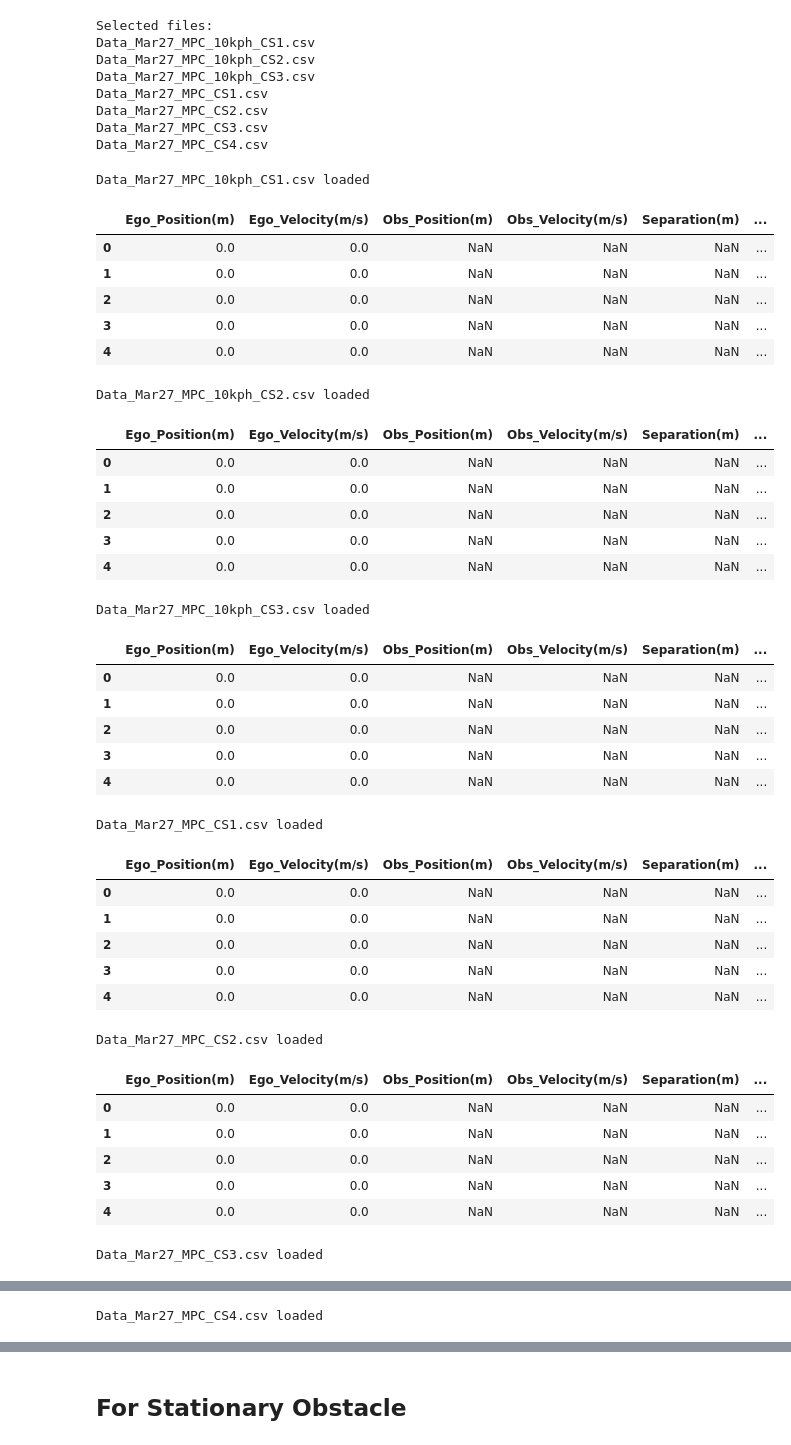
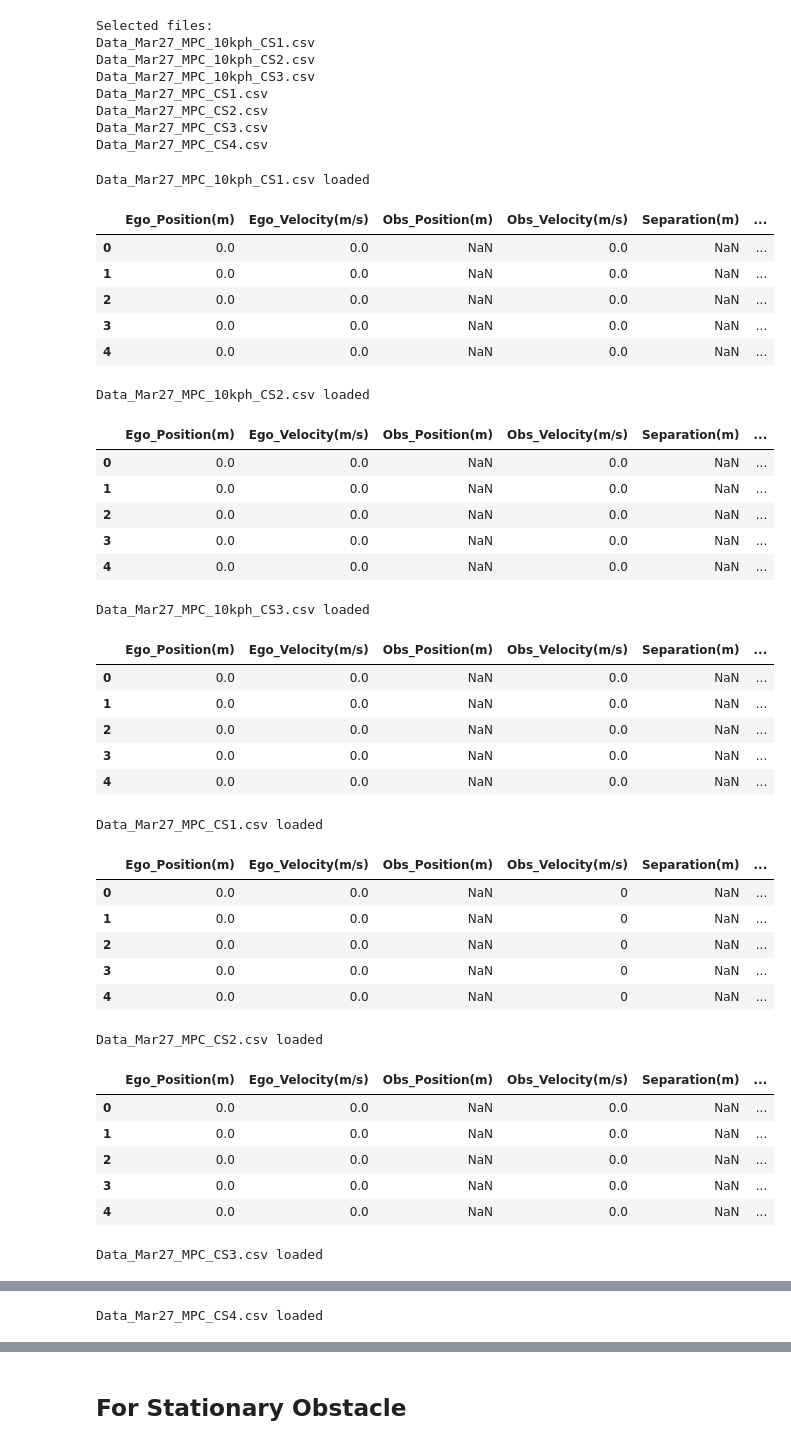
Before and after one commit to Santhosh4888/Adaptive-Cruise-Control, a Jupyter notebook: 9_Vehicle_Testing_Results/Testing_Using_Radar/March27_2026/Data_visualization_MPC.ipynb, the cells around one changed output, grey strips where cells are left out. Cells and saved outputs as stored; diff of their text form; code cells hidden in the pictures.

```diff
--- a/9_Vehicle_Testing_Results/Testing_Using_Radar/March27_2026/Data_visualization_MPC.ipynb
+++ b/9_Vehicle_Testing_Results/Testing_Using_Radar/March27_2026/Data_visualization_MPC.ipynb
@@ -34,64 +34,68 @@ Data_Mar27_MPC_CS4.csv
 # %%
 data = {}
 for file in selected_files:
     path = os.path.join(csv_folder, file)
     df = pd.read_csv(path)
 
     # Check if DataFrame is empty or missing required columns
     if df.empty:
         print(f"Skipping {file}: empty DataFrame")
         continue
     if "Time(s)" not in df.columns:
         print(f"Skipping {file}: missing 'Time(s)' column")
         continue
 
 
     # normalize time for this file
     df["Time"] = df["Time(s)"] - df["Time(s)"].iloc[0]
+    # Clip garbage velocity values (greater than 50 m/s) to 0
+    df["Ego_Velocity(m/s)"] = df["Ego_Velocity(m/s)"].apply(lambda x: x if x < 10 else 0)
+    if "Obs_Velocity(m/s)" in df.columns:
+        df["Obs_Velocity(m/s)"] = df["Obs_Velocity(m/s)"].apply(lambda x: x if x > 0 and x < 5.6 else 0)
     # convert to km/h (and keep the original m/s if you want)
     df["Ego_Velocity_kmph"] = df["Ego_Velocity(m/s)"] * 3.6
     if "Obs_Velocity(m/s)" in df.columns:
         df["Obs_Velocity_kmph"] = df["Obs_Velocity(m/s)"] * 3.6
 
     data[file] = df
 
     print(file, "loaded")
     display(df.head())
 # %% [output]
 Data_Mar27_MPC_10kph_CS1.csv loaded
 |  | Ego_Position(m) | Ego_Velocity(m/s) | Obs_Position(m) | Obs_Velocity(m/s) | Separation(m) | ... |
-| 0 | 0.0 | 0.0 | NaN | NaN | NaN | ... |
-| 1 | 0.0 | 0.0 | NaN | NaN | NaN | ... |
-| 2 | 0.0 | 0.0 | NaN | NaN | NaN | ... |
-| 3 | 0.0 | 0.0 | NaN | NaN | NaN | ... |
-| 4 | 0.0 | 0.0 | NaN | NaN | NaN | ... |
+| 0 | 0.0 | 0.0 | NaN | 0.0 | NaN | ... |
+| 1 | 0.0 | 0.0 | NaN | 0.0 | NaN | ... |
+| 2 | 0.0 | 0.0 | NaN | 0.0 | NaN | ... |
+| 3 | 0.0 | 0.0 | NaN | 0.0 | NaN | ... |
+| 4 | 0.0 | 0.0 | NaN | 0.0 | NaN | ... |
 Data_Mar27_MPC_10kph_CS2.csv loaded
 |  | Ego_Position(m) | Ego_Velocity(m/s) | Obs_Position(m) | Obs_Velocity(m/s) | Separation(m) | ... |
-| 0 | 0.0 | 0.0 | NaN | NaN | NaN | ... |
-| 1 | 0.0 | 0.0 | NaN | NaN | NaN | ... |
-| 2 | 0.0 | 0.0 | NaN | NaN | NaN | ... |
-| 3 | 0.0 | 0.0 | NaN | NaN | NaN | ... |
-| 4 | 0.0 | 0.0 | NaN | NaN | NaN | ... |
+| 0 | 0.0 | 0.0 | NaN | 0.0 | NaN | ... |
+| 1 | 0.0 | 0.0 | NaN | 0.0 | NaN | ... |
+| 2 | 0.0 | 0.0 | NaN | 0.0 | NaN | ... |
+| 3 | 0.0 | 0.0 | NaN | 0.0 | NaN | ... |
+| 4 | 0.0 | 0.0 | NaN | 0.0 | NaN | ... |
 Data_Mar27_MPC_10kph_CS3.csv loaded
 |  | Ego_Position(m) | Ego_Velocity(m/s) | Obs_Position(m) | Obs_Velocity(m/s) | Separation(m) | ... |
-| 0 | 0.0 | 0.0 | NaN | NaN | NaN | ... |
-| 1 | 0.0 | 0.0 | NaN | NaN | NaN | ... |
-| 2 | 0.0 | 0.0 | NaN | NaN | NaN | ... |
-| 3 | 0.0 | 0.0 | NaN | NaN | NaN | ... |
-| 4 | 0.0 | 0.0 | NaN | NaN | NaN | ... |
+| 0 | 0.0 | 0.0 | NaN | 0.0 | NaN | ... |
+| 1 | 0.0 | 0.0 | NaN | 0.0 | NaN | ... |
+| 2 | 0.0 | 0.0 | NaN | 0.0 | NaN | ... |
+| 3 | 0.0 | 0.0 | NaN | 0.0 | NaN | ... |
+| 4 | 0.0 | 0.0 | NaN | 0.0 | NaN | ... |
 Data_Mar27_MPC_CS1.csv loaded
 |  | Ego_Position(m) | Ego_Velocity(m/s) | Obs_Position(m) | Obs_Velocity(m/s) | Separation(m) | ... |
-| 0 | 0.0 | 0.0 | NaN | NaN | NaN | ... |
-| 1 | 0.0 | 0.0 | NaN | NaN | NaN | ... |
-| 2 | 0.0 | 0.0 | NaN | NaN | NaN | ... |
-| 3 | 0.0 | 0.0 | NaN | NaN | NaN | ... |
-| 4 | 0.0 | 0.0 | NaN | NaN | NaN | ... |
+| 0 | 0.0 | 0.0 | NaN | 0 | NaN | ... |
+| 1 | 0.0 | 0.0 | NaN | 0 | NaN | ... |
+| 2 | 0.0 | 0.0 | NaN | 0 | NaN | ... |
+| 3 | 0.0 | 0.0 | NaN | 0 | NaN | ... |
+| 4 | 0.0 | 0.0 | NaN | 0 | NaN | ... |
 Data_Mar27_MPC_CS2.csv loaded
 |  | Ego_Position(m) | Ego_Velocity(m/s) | Obs_Position(m) | Obs_Velocity(m/s) | Separation(m) | ... |
-| 0 | 0.0 | 0.0 | NaN | NaN | NaN | ... |
-| 1 | 0.0 | 0.0 | NaN | NaN | NaN | ... |
-| 2 | 0.0 | 0.0 | NaN | NaN | NaN | ... |
-| 3 | 0.0 | 0.0 | NaN | NaN | NaN | ... |
-| 4 | 0.0 | 0.0 | NaN | NaN | NaN | ... |
+| 0 | 0.0 | 0.0 | NaN | 0.0 | NaN | ... |
+| 1 | 0.0 | 0.0 | NaN | 0.0 | NaN | ... |
+| 2 | 0.0 | 0.0 | NaN | 0.0 | NaN | ... |
+| 3 | 0.0 | 0.0 | NaN | 0.0 | NaN | ... |
+| 4 | 0.0 | 0.0 | NaN | 0.0 | NaN | ... |
 Data_Mar27_MPC_CS3.csv loaded
 |  | Ego_Position(m) | Ego_Velocity(m/s) | Obs_Position(m) | Obs_Velocity(m/s) | Separation(m) | ... |
```
Also changed, not shown: parts of 5 cells of this notebook, 19 other files.
